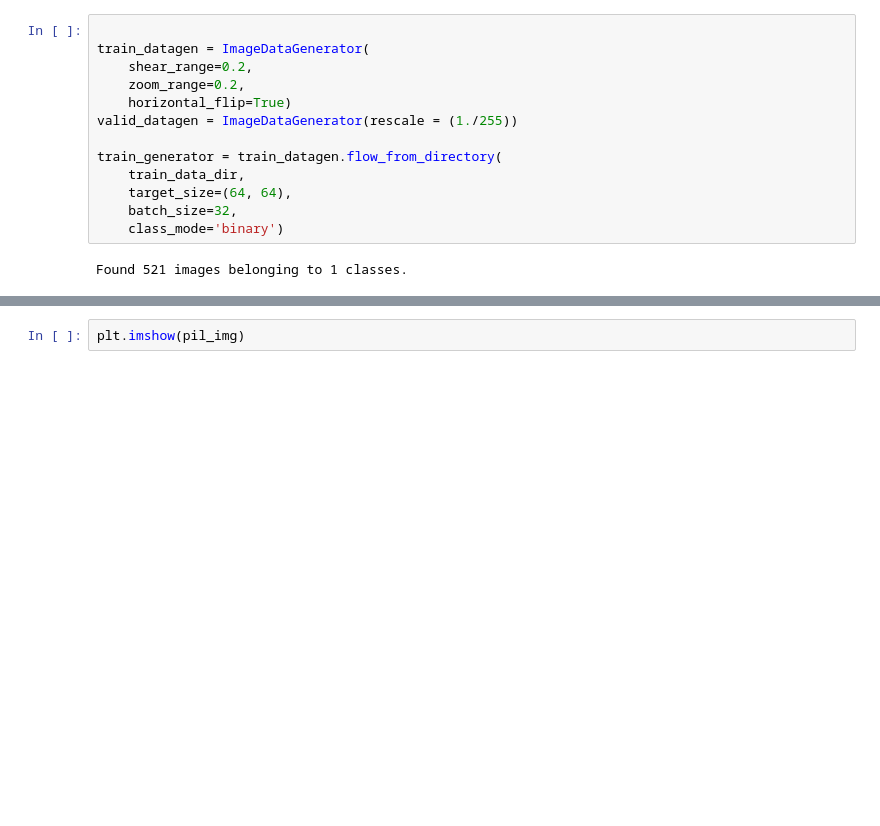
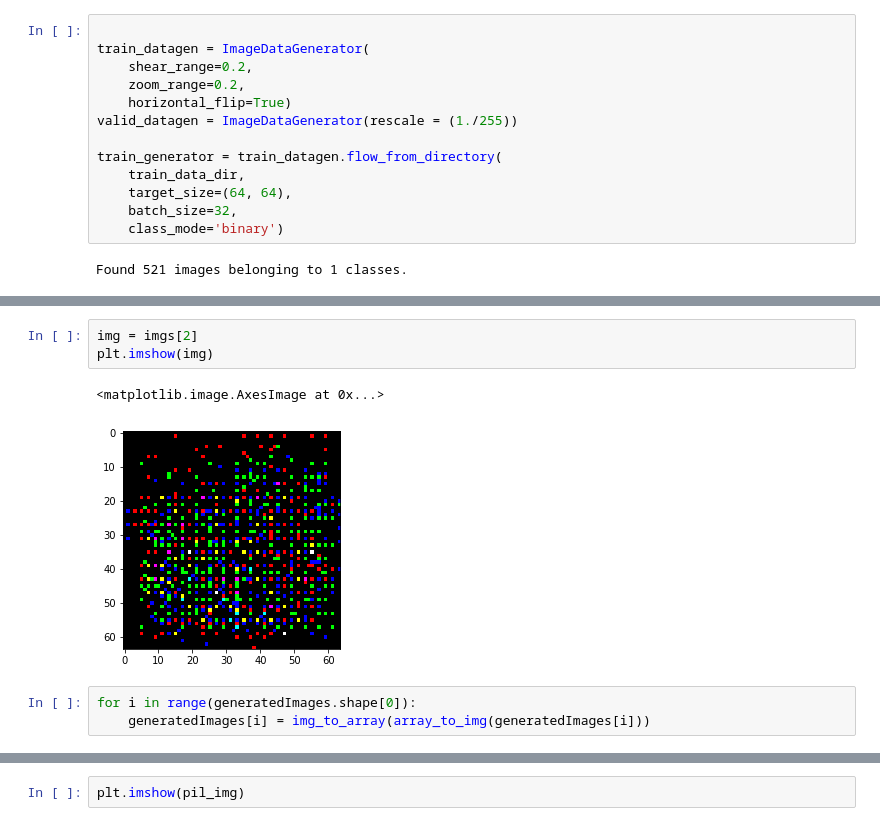
Before and after one commit to uhw/uhw, a Jupyter notebook: uhw.ipynb, the cells around one changed output, grey strips where cells are left out. Drawn from its saved outputs; the diff is of its cells as text; blank space fills up the shorter version.

```diff
--- a/uhw.ipynb
+++ b/uhw.ipynb
@@ -575,0 +606,9 @@ Found 521 images belonging to 1 classes.
+# %%
+img = imgs[2]
+plt.imshow(img)
+# %% [output]
+<matplotlib.image.AxesImage at 0x...>
+[figure, added]
+# %%
+for i in range(generatedImages.shape[0]):
+    generatedImages[i] = img_to_array(array_to_img(generatedImages[i]))
```
Also changed, not shown: parts of 11 cells of this notebook, 1 other file.
